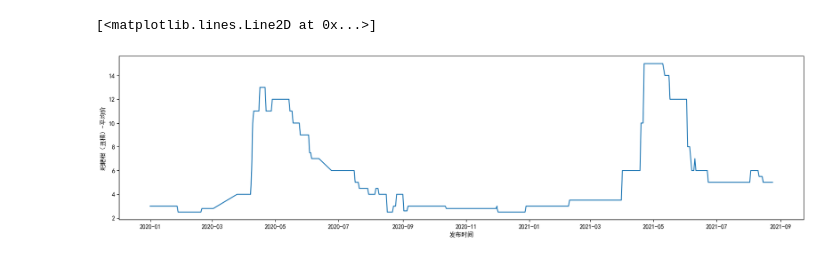
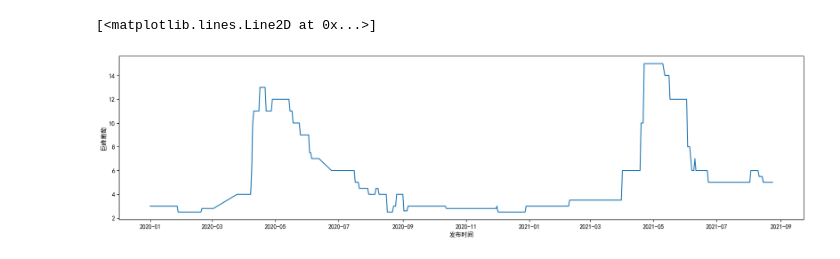
Before and after one commit to zhujz-git/beginning-python, a Jupyter notebook: begging_python/web_requests/xinfadi_pandas.ipynb, the cells around one changed output. Drawn from its saved outputs; the diff is of its cells as text; code cells hidden in the pictures.

```diff
--- a/begging_python/web_requests/xinfadi_pandas.ipynb
+++ b/begging_python/web_requests/xinfadi_pandas.ipynb
@@ -1,22 +1,22 @@
 # %%
 import pandas as pd
 %matplotlib inline
 import matplotlib.pyplot as plt
 
 xinfadi_pd = pd.read_pickle('xinfadi.pkl')
-pro_name = ''巨峰葡萄''
+pro_name = '巨峰葡萄'
 avg = xinfadi_pd[xinfadi_pd['品名'].str.contains(pro_name)]['平均价']
 avg = avg.sort_index()
 avg = avg.astype(float)
 
 plt.rcParams['font.sans-serif']=['SimHei']
 fig  = plt.figure()
 fig.set_figwidth(20)
 plt.xlabel('发布时间')
 plt.ylabel(pro_name)
 avg = avg.sort_index()
 avg= avg
 plt.plot(avg.index, avg)
 # %% [output]
 [<matplotlib.lines.Line2D at 0x...>]
-[figure, old version]
+[figure, new version]
```
Also changed, not shown: 7 other files.
